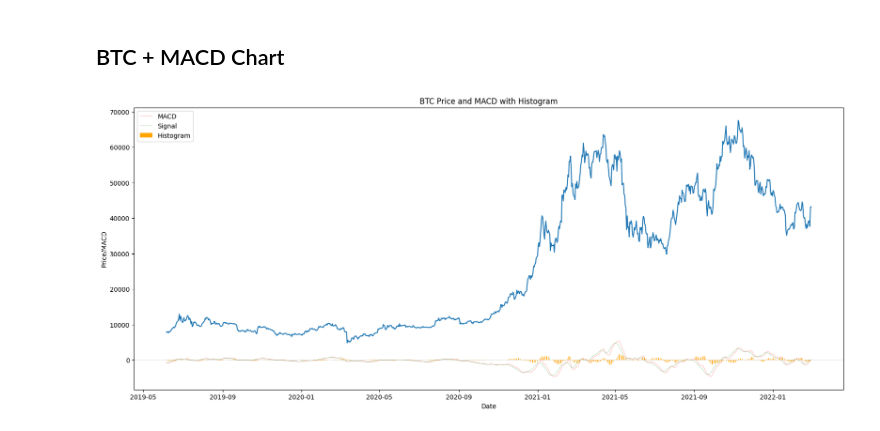
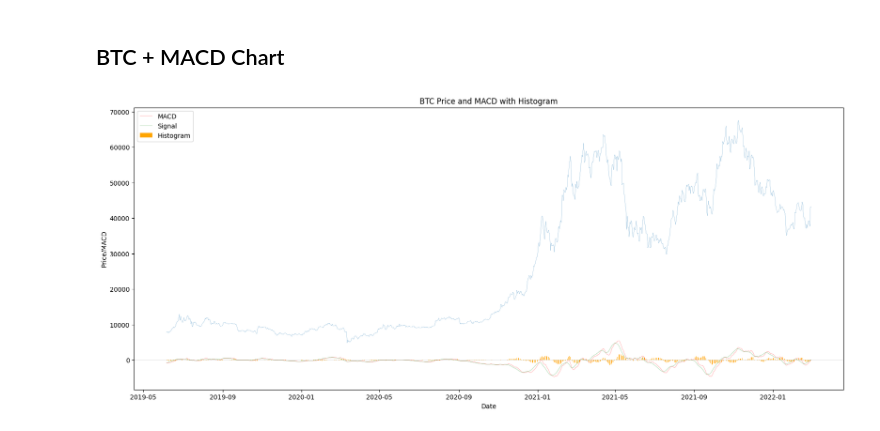
Before and after one commit to timschopinski/macd-analysis, a Jupyter notebook: macd.ipynb, the cells around one changed output. Saved outputs shown, nothing was run; the diff lists cells and outputs as text; code cells hidden in the pictures.

```diff
--- a/macd.ipynb
+++ b/macd.ipynb
@@ -104,19 +122,19 @@ plt.show()
 # %%
 
 plt.figure(figsize=(20, 8))
-plt.plot(btc_data['close'])
+plt.plot(btc_data['close'], lw=0.2)
 plt.plot(macd_data['macd'], label='MACD', color='red', lw=0.2)
 plt.plot(macd_data['signal'], label='Signal', color='green', lw=0.2)
 
-plt.bar(macd_data.index, macd_data_histogram, color='orange', width=0.4, label='Histogram')
+plt.bar(macd_data.index, macd_data['histogram'], color='orange', width=0.4, label='Histogram')
 
 plt.axhline(0, color='black', lw=0.1)
 
 plt.xlabel('Date')
 plt.ylabel('Price/MACD')
 plt.title('BTC Price and MACD with Histogram')
 plt.legend(loc='upper left')
 
 plt.show()
 # %% [output]
-[figure, old version]
+[figure, new version]
```
Also changed, not shown: parts of 10 cells of this notebook, 2 other files.
